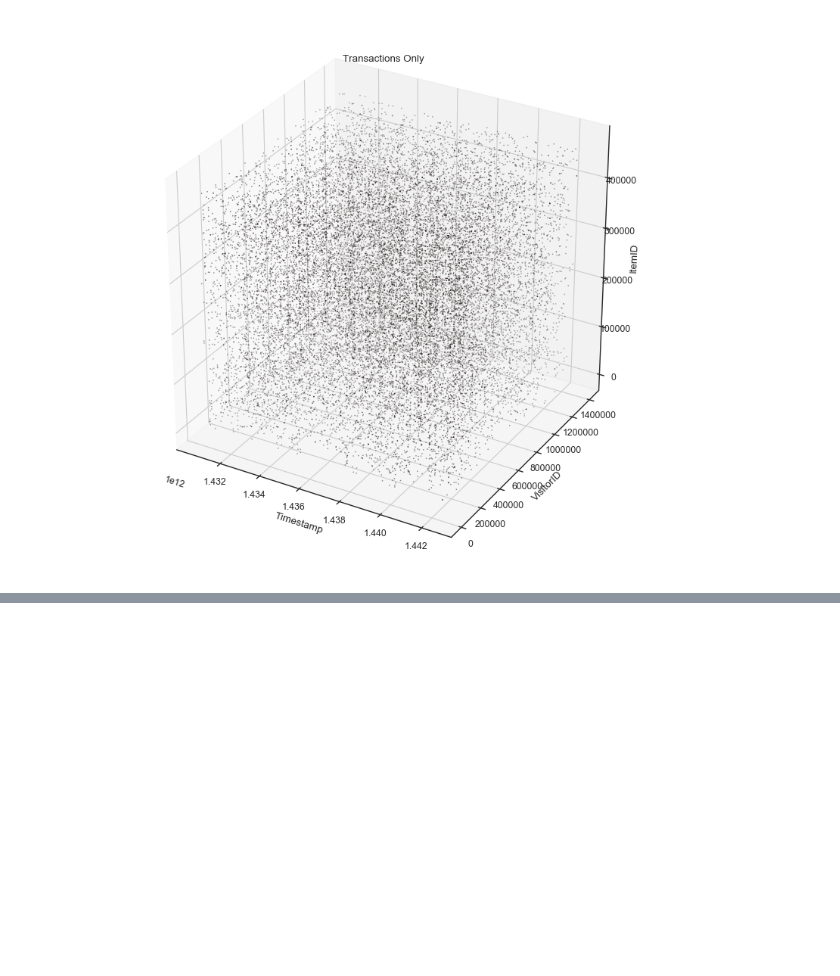
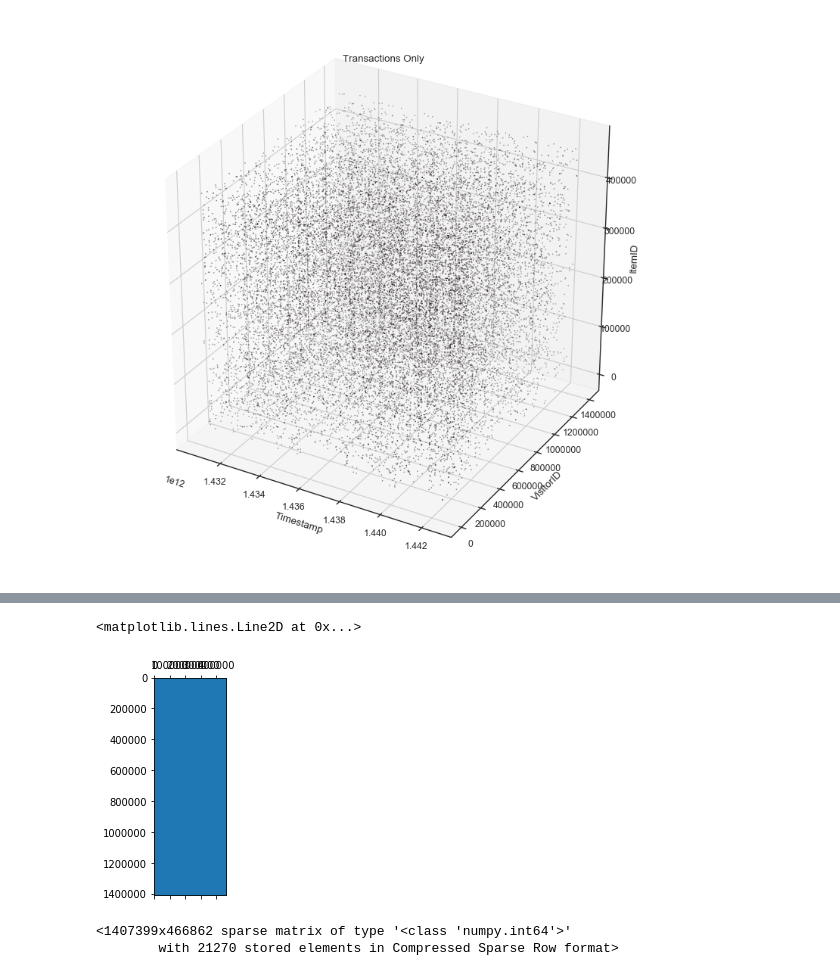
Before and after one commit to Konstantin-Orlovskiy/MSc-Project-Ecommerce, a Jupyter notebook: RetailRocket_Orgnl/balovstvo.ipynb, the cells around one changed output, grey strips where cells are left out. Saved outputs shown, nothing was run; the diff lists cells and outputs as text; code cells hidden in the pictures; blank space fills up the shorter version.

```diff
--- a/RetailRocket_Orgnl/balovstvo.ipynb
+++ b/RetailRocket_Orgnl/balovstvo.ipynb
@@ -163,0 +289,12 @@ sns.pairplot(df_events[['visitorid', 'itemid', 'event']])
+# %%
+# Let's apply PCA on the sparse matrix.
+
+from scipy.sparse import csr_matrix
+row = df_events['visitorid'].astype(int)
+col = df_events['itemid'].astype(int)
+
+df_tmp = df_events
+#df_tmp['event'].replace(to_replace=dict(view=1, addtocart=2, transaction=3), inplace=True)
+
+data = df_tmp['event'].astype(int)
+all_visitors_items_grid = csr_matrix((data, (row, col)), shape=None)
@@ -163,0 +304,6 @@ sns.pairplot(df_events[['visitorid', 'itemid', 'event']])
+# %%
+import matplotlib.pylab as plt
+plt.spy(all_visitors_items_grid)
+# %% [output]
+<matplotlib.lines.Line2D at 0x...>
+[figure, added]
@@ -163,0 +320,5 @@ sns.pairplot(df_events[['visitorid', 'itemid', 'event']])
+# %%
+transactions_visitors_items_grid
+# %% [output]
+<1407399x466862 sparse matrix of type '<class 'numpy.int64'>'
+        with 21270 stored elements in Compressed Sparse Row format>
```
Also changed, not shown: parts of 18 cells of this notebook, 2 other files.
